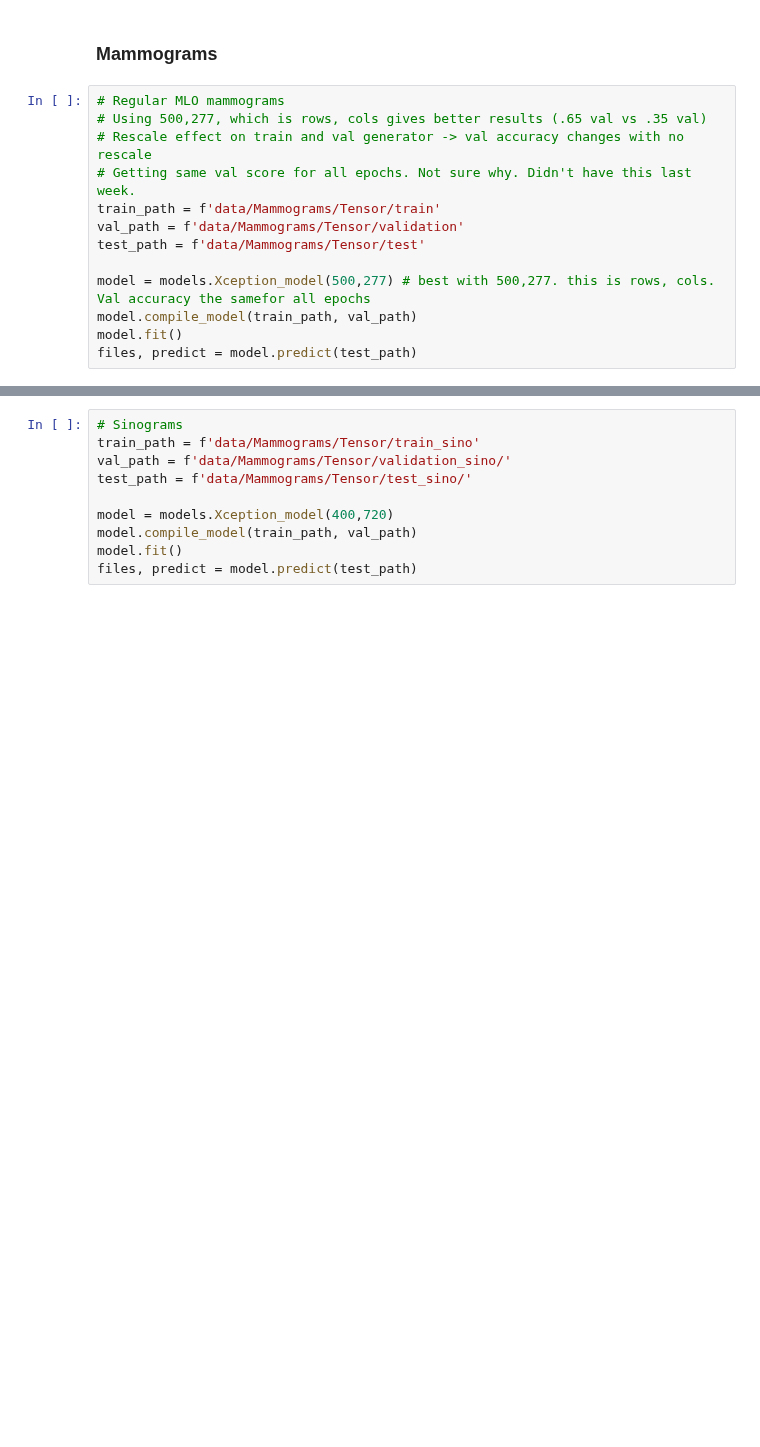
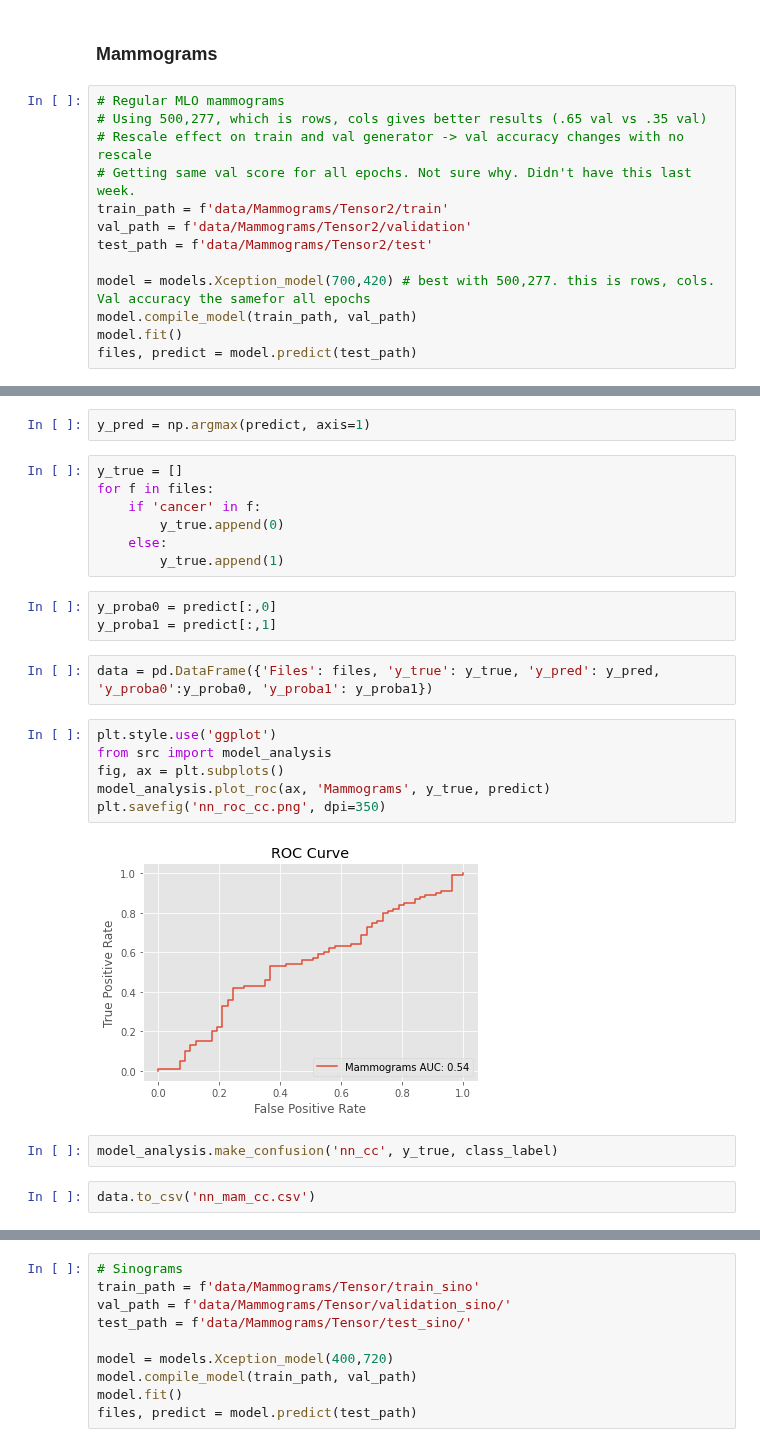
Before and after one commit to mkpetterson/cancer-prediction, a Jupyter notebook: notebooks/NeuralNetwork.ipynb, the cells around one changed output, grey strips where cells are left out. Saved outputs shown, nothing was run; the diff lists cells and outputs as text; blank space fills up the shorter version.

```diff
--- a/notebooks/NeuralNetwork.ipynb
+++ b/notebooks/NeuralNetwork.ipynb
@@ -167,11 +167,11 @@ filenames
 # Using 500,277, which is rows, cols gives better results (.65 val vs .35 val)
 # Rescale effect on train and val generator -> val accuracy changes with no rescale
 # Getting same val score for all epochs. Not sure why. Didn't have this last week.
-train_path = f'data/Mammograms/Tensor/train'
-val_path = f'data/Mammograms/Tensor/validation'
-test_path = f'data/Mammograms/Tensor/test'
+train_path = f'data/Mammograms/Tensor2/train'
+val_path = f'data/Mammograms/Tensor2/validation'
+test_path = f'data/Mammograms/Tensor2/test'
 
-model = models.Xception_model(500,277) # best with 500,277. this is rows, cols. Val accuracy the samefor all epochs
+model = models.Xception_model(700,420) # best with 500,277. this is rows, cols. Val accuracy the samefor all epochs
 model.compile_model(train_path, val_path)
 model.fit()
 files, predict = model.predict(test_path)
@@ -189,0 +190,26 @@ Found 26 images belonging to 1 classes.
+# %%
+y_pred = np.argmax(predict, axis=1)
+# %%
+y_true = []
+for f in files:
+    if 'cancer' in f:
+        y_true.append(0)
+    else:
+        y_true.append(1)
+# %%
+y_proba0 = predict[:,0]
+y_proba1 = predict[:,1]
+# %%
+data = pd.DataFrame({'Files': files, 'y_true': y_true, 'y_pred': y_pred, 'y_proba0':y_proba0, 'y_proba1': y_proba1})
+# %%
+plt.style.use('ggplot')
+from src import model_analysis
+fig, ax = plt.subplots()
+model_analysis.plot_roc(ax, 'Mammograms', y_true, predict)
+plt.savefig('nn_roc_cc.png', dpi=350)
+# %% [output]
+[figure, added]
+# %%
+model_analysis.make_confusion('nn_cc', y_true, class_label)
+# %%
+data.to_csv('nn_mam_cc.csv')
```
Also changed, not shown: parts of 3 cells of this notebook, 6 other files.
